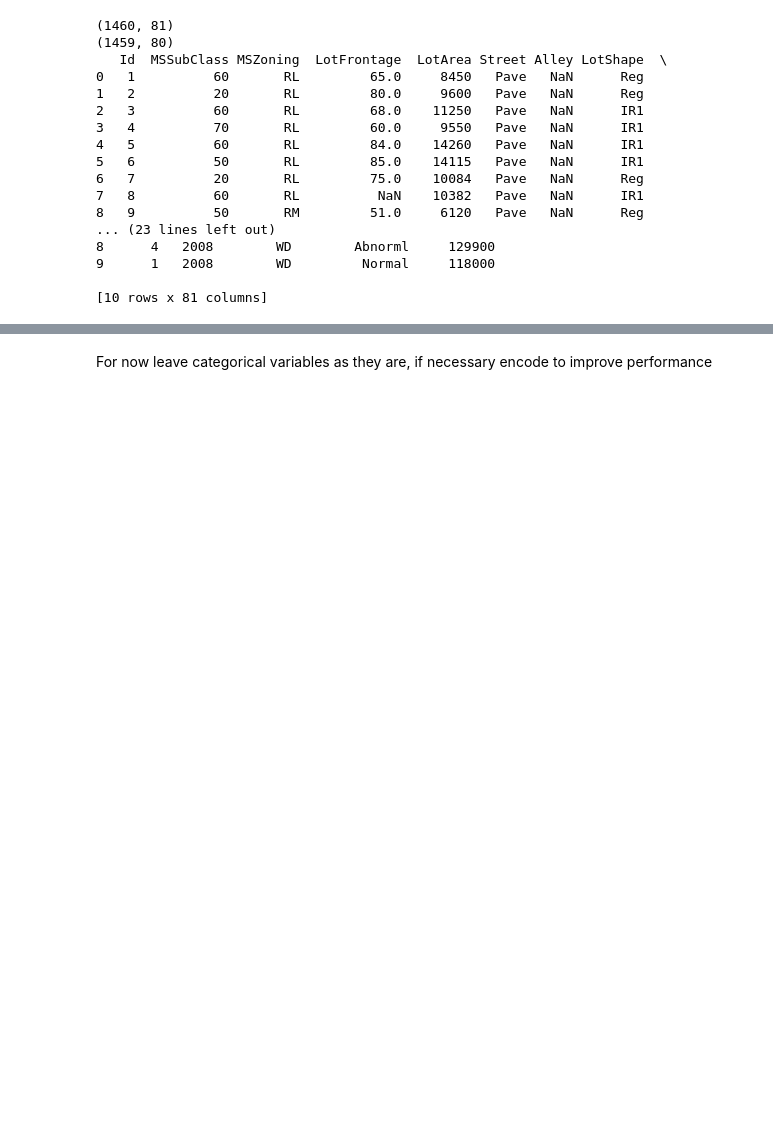
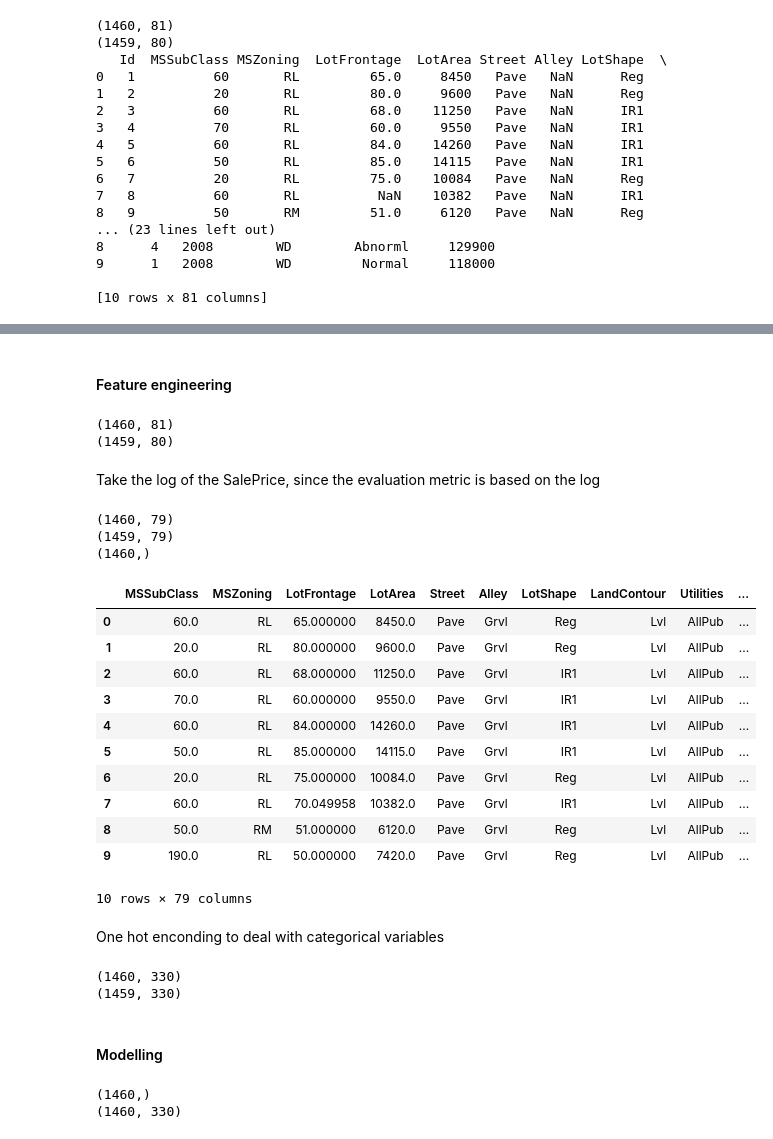
Before and after one commit to beatrzm/personal-projects, a Jupyter notebook: kaggle competitions/house prices/houseprices.ipynb, the cells around one changed output, grey strips where cells are left out. Drawn from its saved outputs; the diff is of its cells as text; code cells hidden in the pictures; blank space fills up the shorter version.

```diff
--- a/kaggle competitions/house prices/houseprices.ipynb
+++ b/kaggle competitions/house prices/houseprices.ipynb
@@ -92,5 +149,72 @@ val2[cat_cols] = imputer_cat.fit_transform(val2[cat_cols])
 
 nasdata2 = data2.isna().sum()
 nasval2 = val2.isna().sum()
-# %% [markdown]
-For now leave categorical variables as they are, if necessary encode to improve performance
+# %% [markdown]
+#### Feature engineering
+# %%
+# convert some numeric variables to categorical such sa MSSubClass, MoSold, OverallQual, OverallCond
+
+for dataset in cleaner2:
+    dataset['MSSubClass'] = dataset['MSSubClass'].astype(str)
+    dataset['MoSold'] = dataset['MoSold'].astype(str)
+    dataset['OverallQual'] = dataset['OverallQual'].astype(str)
+    dataset['OverallCond'] = dataset['OverallCond'].astype(str)
+
+print(data2.shape)
+print(val2.shape)
+# %% [output]
+(1460, 81)
+(1459, 80)
+# %% [markdown]
+Take the log of the SalePrice, since the evaluation metric is based on the log
+# %%
+data2['SalePrice'] = np.log1p(data2['SalePrice'])
+
+y = data2['SalePrice'].copy()
+
+# drop the target variable and id
+
+data2.drop(['SalePrice', 'Id'], axis=1, inplace=True)
+val2.drop(['Id'], axis=1, inplace=True)
+# %%
+print(data2.shape)
+print(val2.shape)
+print(y.shape)
+# %% [output]
+(1460, 79)
+(1459, 79)
+(1460,)
+# %%
+#check the data
+
+data2.head(10)
+# %% [output]
+|  | MSSubClass | MSZoning | LotFrontage | LotArea | Street | Alley | LotShape | LandContour | Utilities | ... |
+| 0 | 60.0 | RL | 65.000000 | 8450.0 | Pave | Grvl | Reg | Lvl | AllPub | ... |
+| 1 | 20.0 | RL | 80.000000 | 9600.0 | Pave | Grvl | Reg | Lvl | AllPub | ... |
+| 2 | 60.0 | RL | 68.000000 | 11250.0 | Pave | Grvl | IR1 | Lvl | AllPub | ... |
+| 3 | 70.0 | RL | 60.000000 | 9550.0 | Pave | Grvl | IR1 | Lvl | AllPub | ... |
+| 4 | 60.0 | RL | 84.000000 | 14260.0 | Pave | Grvl | IR1 | Lvl | AllPub | ... |
+| 5 | 50.0 | RL | 85.000000 | 14115.0 | Pave | Grvl | IR1 | Lvl | AllPub | ... |
+| 6 | 20.0 | RL | 75.000000 | 10084.0 | Pave | Grvl | Reg | Lvl | AllPub | ... |
+| 7 | 60.0 | RL | 70.049958 | 10382.0 | Pave | Grvl | IR1 | Lvl | AllPub | ... |
+| 8 | 50.0 | RM | 51.000000 | 6120.0 | Pave | Grvl | Reg | Lvl | AllPub | ... |
+| 9 | 190.0 | RL | 50.000000 | 7420.0 | Pave | Grvl | Reg | Lvl | AllPub | ... |
+10 rows × 79 columns
+# %% [markdown]
+One hot enconding to deal with categorical variables
+# %%
+alldata = pd.concat([data2, val2], axis=0)
+categorical_cols = alldata.select_dtypes(include=[object]).columns
+alldata = pd.get_dummies(alldata, columns=categorical_cols)
+
+data2 = alldata[:len(data2)]
+val2 = alldata[len(data2):]
+
+print(data2.shape)
+print(val2.shape)
+# %% [output]
+(1460, 330)
+(1459, 330)
+# %% [markdown]
+#### Modelling
@@ -96,0 +239,6 @@ For now leave categorical variables as they are, if necessary encode to improve
+# %%
+print(y.shape)
+print(data2.shape)
+# %% [output]
+(1460,)
+(1460, 330)
```
Also changed, not shown: parts of 17 cells of this notebook.
